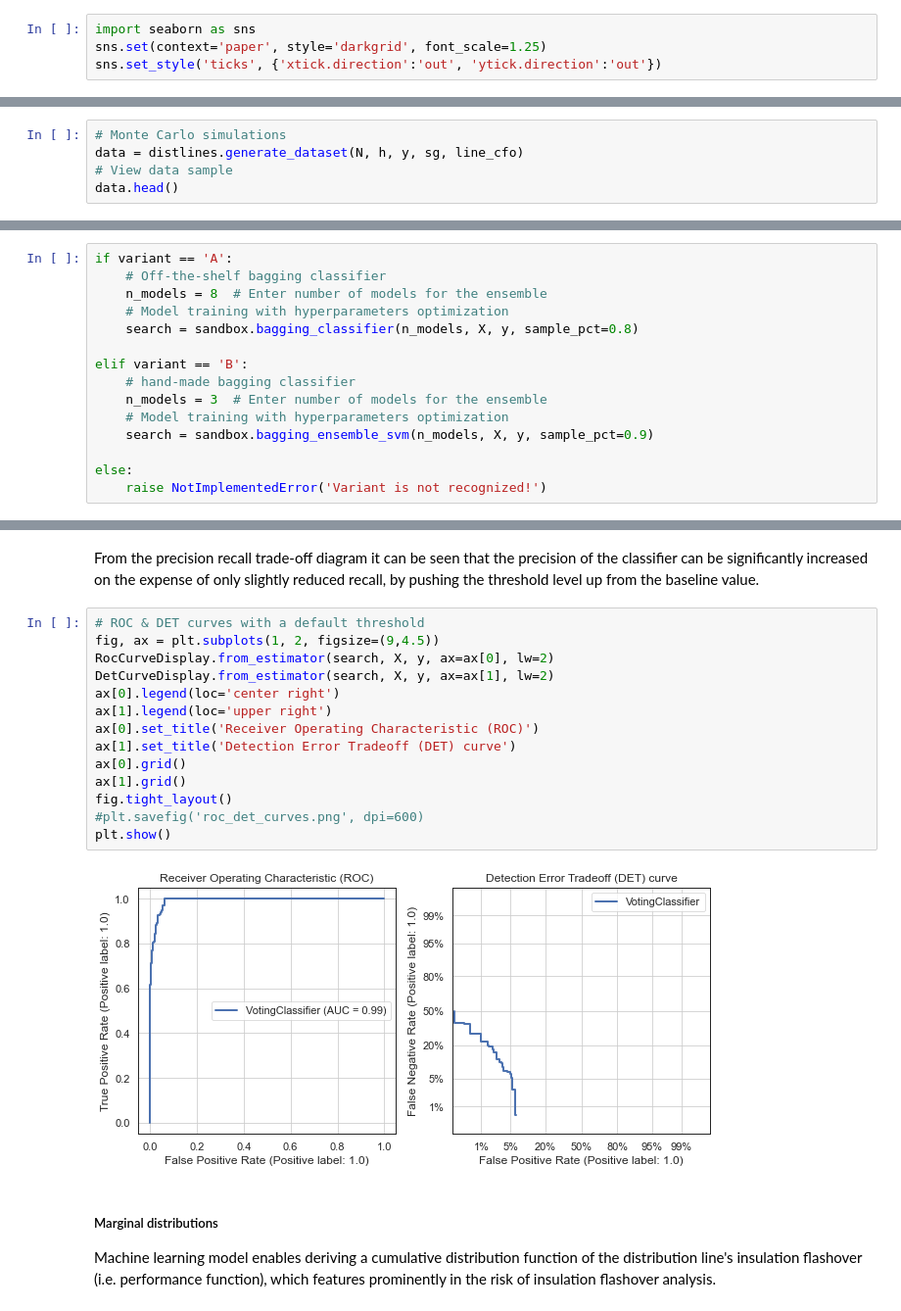
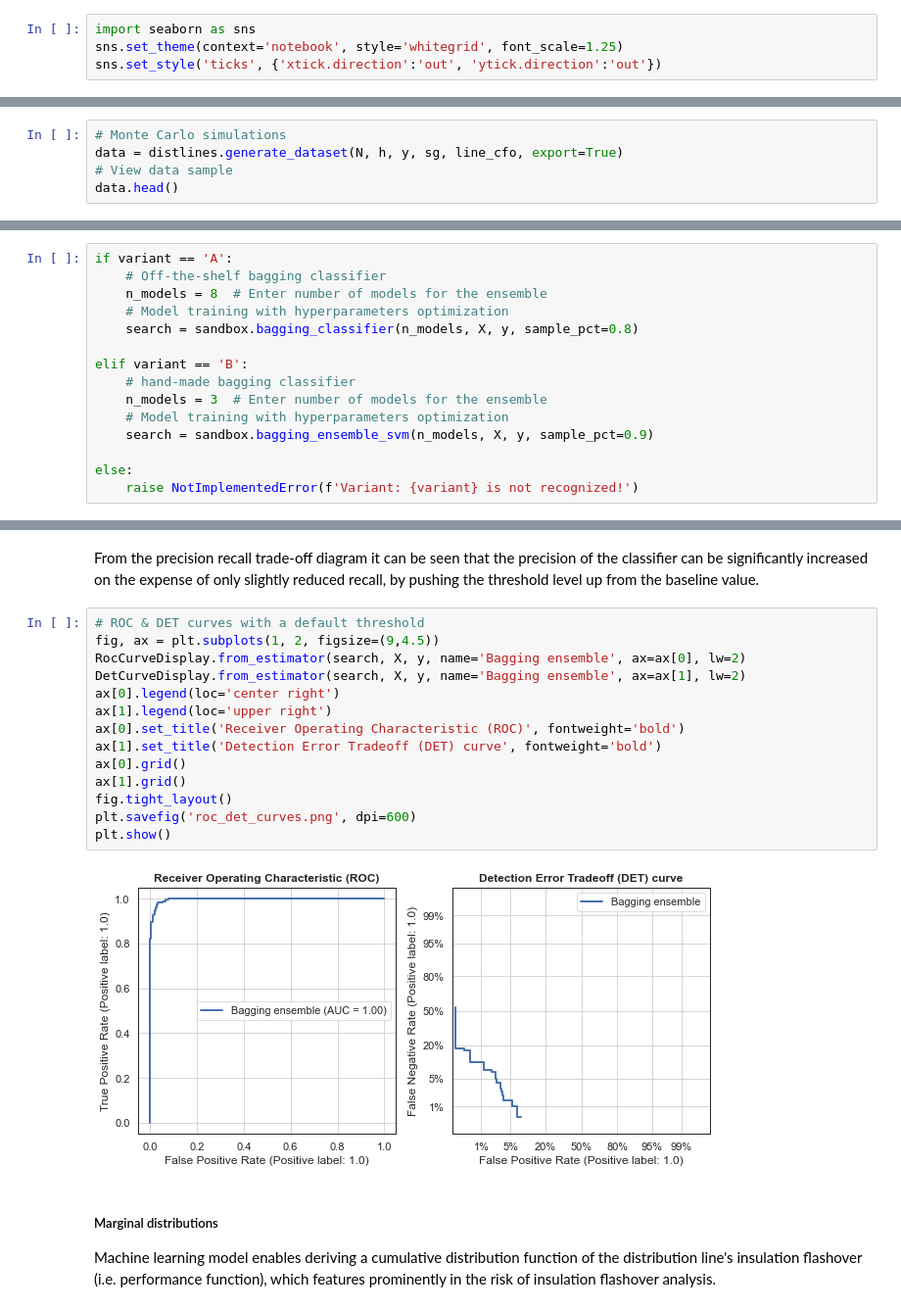
Before and after one commit to sarajcev/distlines, a Jupyter notebook: models.ipynb, the cells around one changed output, grey strips where cells are left out. Shown at 98% size. Saved outputs shown, nothing was run; the diff lists cells and outputs as text.

```diff
--- a/models.ipynb
+++ b/models.ipynb
@@ -24,6 +25,6 @@ from scipy import interpolate
 # %%
 import seaborn as sns
-sns.set(context='paper', style='darkgrid', font_scale=1.25)
+sns.set_theme(context='notebook', style='whitegrid', font_scale=1.25)
 sns.set_style('ticks', {'xtick.direction':'out', 'ytick.direction':'out'})
 # %%
 # Private modules
@@ -53,7 +54,7 @@ line_cfo = np.asarray([150., 160.], dtype=float)
 Distribution lines' lightning flashovers data set, for training the subsequent machine learning model, is generated by means of the Monte~Carlo simulation. Statistical probability of lightning flashovers on distribution lines depends on several important parameters, each of which with its own statistical distribution: (1) lightning current amplitude, (2) lightning return stroke velocity, (3) lightning strike distance from the line, (4) OHL tower's grounding impedance, (5) shield wire's presence on the tower, and (6) EGM model type.
 # %%
 # Monte Carlo simulations
-data = distlines.generate_dataset(N, h, y, sg, line_cfo)
+data = distlines.generate_dataset(N, h, y, sg, line_cfo, export=True)
 # View data sample
 data.head()
 # %% [output]
@@ -110,7 +111,7 @@ elif variant == 'B':
     search = sandbox.bagging_ensemble_svm(n_models, X, y, sample_pct=0.9)
 
 else:
-    raise NotImplementedError('Variant is not recognized!')
+    raise NotImplementedError(f'Variant: {variant} is not recognized!')
 # %% [output]
 Train model 1 of 3:
 Working ...
@@ -331,19 +332,19 @@ From the precision recall trade-off diagram it can be seen that the precision of
 # %%
 # ROC & DET curves with a default threshold
 fig, ax = plt.subplots(1, 2, figsize=(9,4.5))
-RocCurveDisplay.from_estimator(search, X, y, ax=ax[0], lw=2)
-DetCurveDisplay.from_estimator(search, X, y, ax=ax[1], lw=2)
+RocCurveDisplay.from_estimator(search, X, y, name='Bagging ensemble', ax=ax[0], lw=2)
+DetCurveDisplay.from_estimator(search, X, y, name='Bagging ensemble', ax=ax[1], lw=2)
 ax[0].legend(loc='center right')
 ax[1].legend(loc='upper right')
-ax[0].set_title('Receiver Operating Characteristic (ROC)')
-ax[1].set_title('Detection Error Tradeoff (DET) curve')
+ax[0].set_title('Receiver Operating Characteristic (ROC)', fontweight='bold')
+ax[1].set_title('Detection Error Tradeoff (DET) curve', fontweight='bold')
 ax[0].grid()
 ax[1].grid()
 fig.tight_layout()
-#plt.savefig('roc_det_curves.png', dpi=600)
+plt.savefig('roc_det_curves.png', dpi=600)
 plt.show()
 # %% [output]
-[figure, old version]
+[figure, new version]
 # %% [markdown]
 ##### Marginal distributions
 
```
Also changed, not shown: parts of 31 cells of this notebook.
